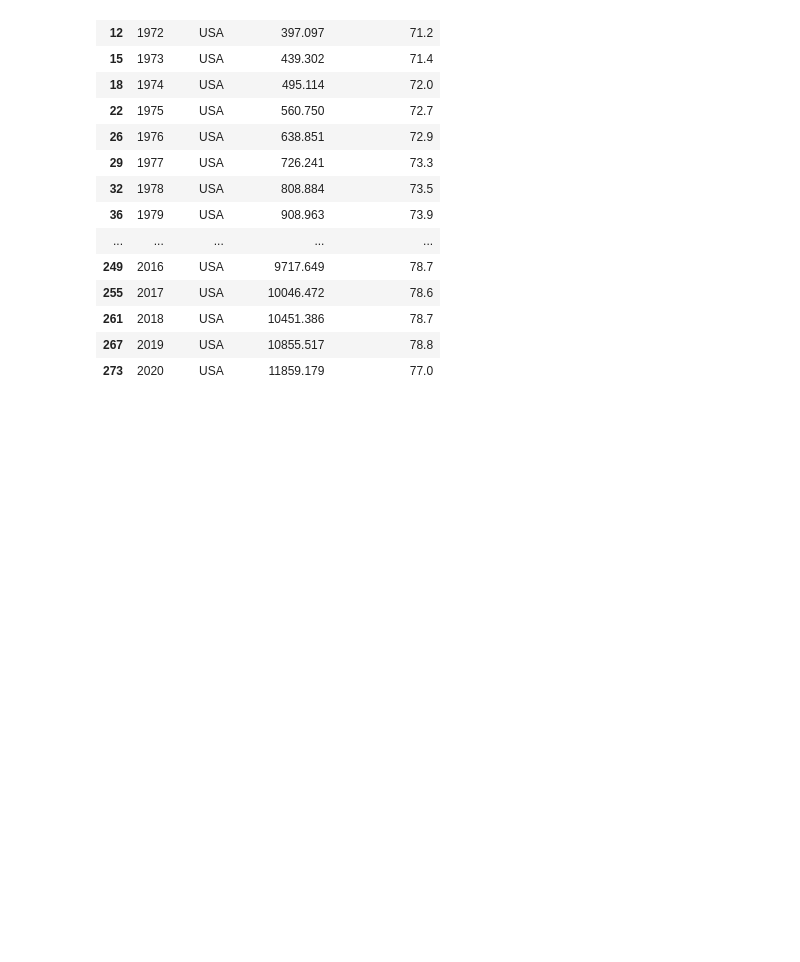
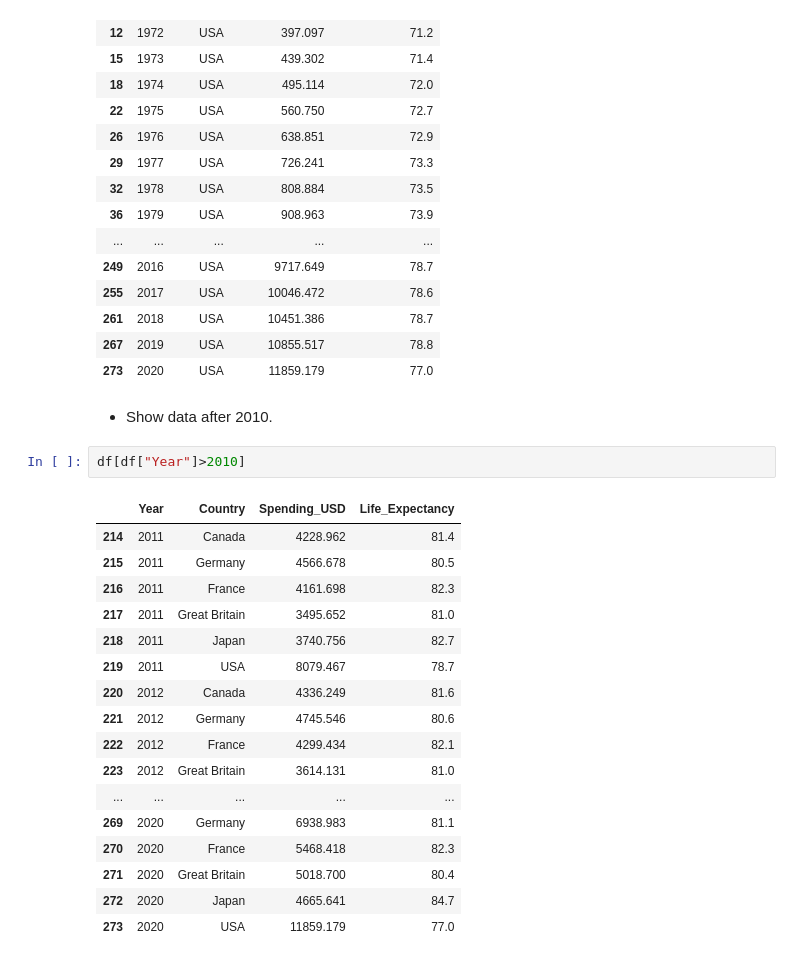
Before and after one commit to geershatisaxena/Healthtip-Data-Analysis, a Jupyter notebook: pandas.ipynb, the cells around one changed output. Saved outputs shown, nothing was run; the diff lists cells and outputs as text; blank space fills up the shorter version.

```diff
--- a/pandas.ipynb
+++ b/pandas.ipynb
@@ -367,3 +367,25 @@ df[df["Country"]=="USA"]
 | 261 | 2018 | USA | 10451.386 | 78.7 |
 | 267 | 2019 | USA | 10855.517 | 78.8 |
 | 273 | 2020 | USA | 11859.179 | 77.0 |
+# %% [markdown]
+- Show data after 2010.
+# %%
+df[df["Year"]>2010]
+# %% [output]
+|  | Year | Country | Spending_USD | Life_Expectancy |
+| 214 | 2011 | Canada | 4228.962 | 81.4 |
+| 215 | 2011 | Germany | 4566.678 | 80.5 |
+| 216 | 2011 | France | 4161.698 | 82.3 |
+| 217 | 2011 | Great Britain | 3495.652 | 81.0 |
+| 218 | 2011 | Japan | 3740.756 | 82.7 |
+| 219 | 2011 | USA | 8079.467 | 78.7 |
+| 220 | 2012 | Canada | 4336.249 | 81.6 |
+| 221 | 2012 | Germany | 4745.546 | 80.6 |
+| 222 | 2012 | France | 4299.434 | 82.1 |
+| 223 | 2012 | Great Britain | 3614.131 | 81.0 |
+| ... | ... | ... | ... | ... |
+| 269 | 2020 | Germany | 6938.983 | 81.1 |
+| 270 | 2020 | France | 5468.418 | 82.3 |
+| 271 | 2020 | Great Britain | 5018.700 | 80.4 |
+| 272 | 2020 | Japan | 4665.641 | 84.7 |
+| 273 | 2020 | USA | 11859.179 | 77.0 |
```
